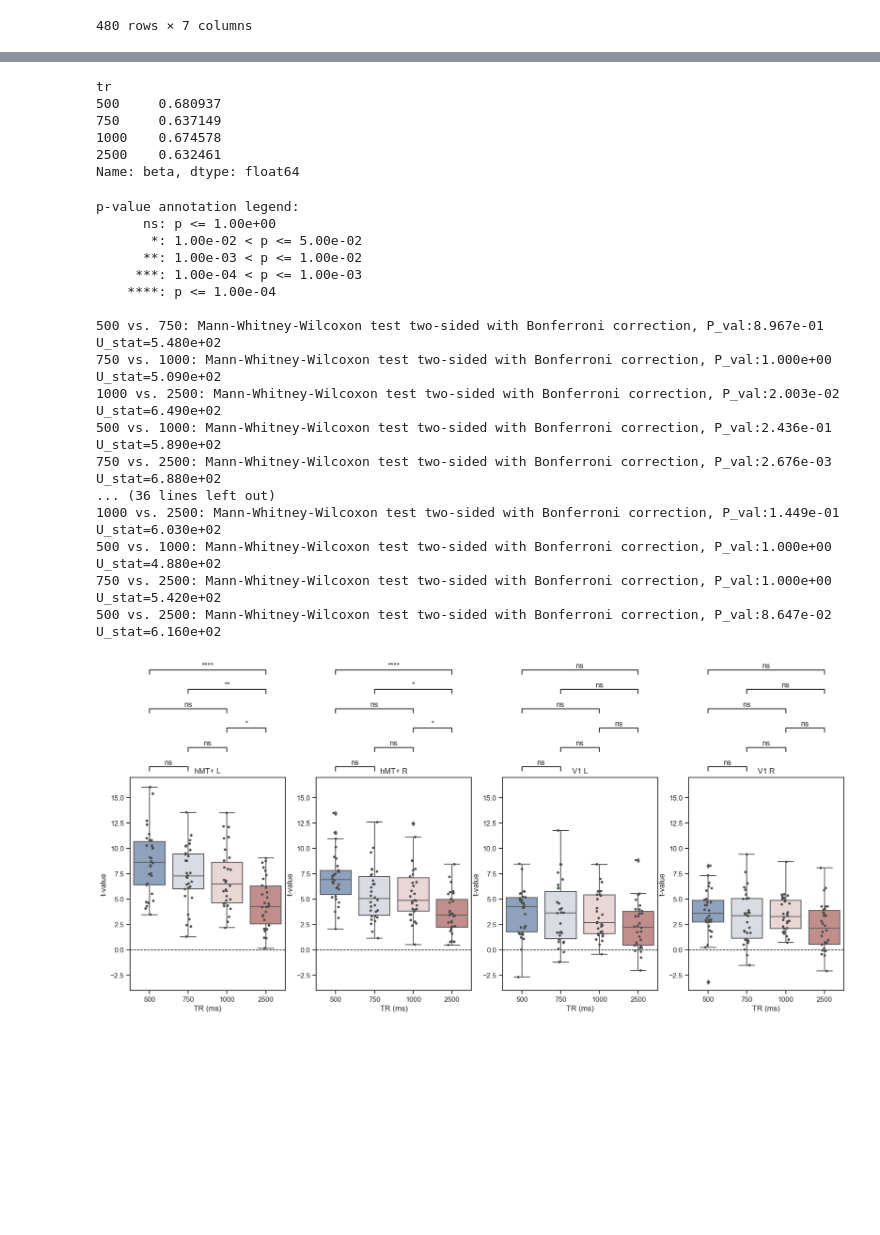
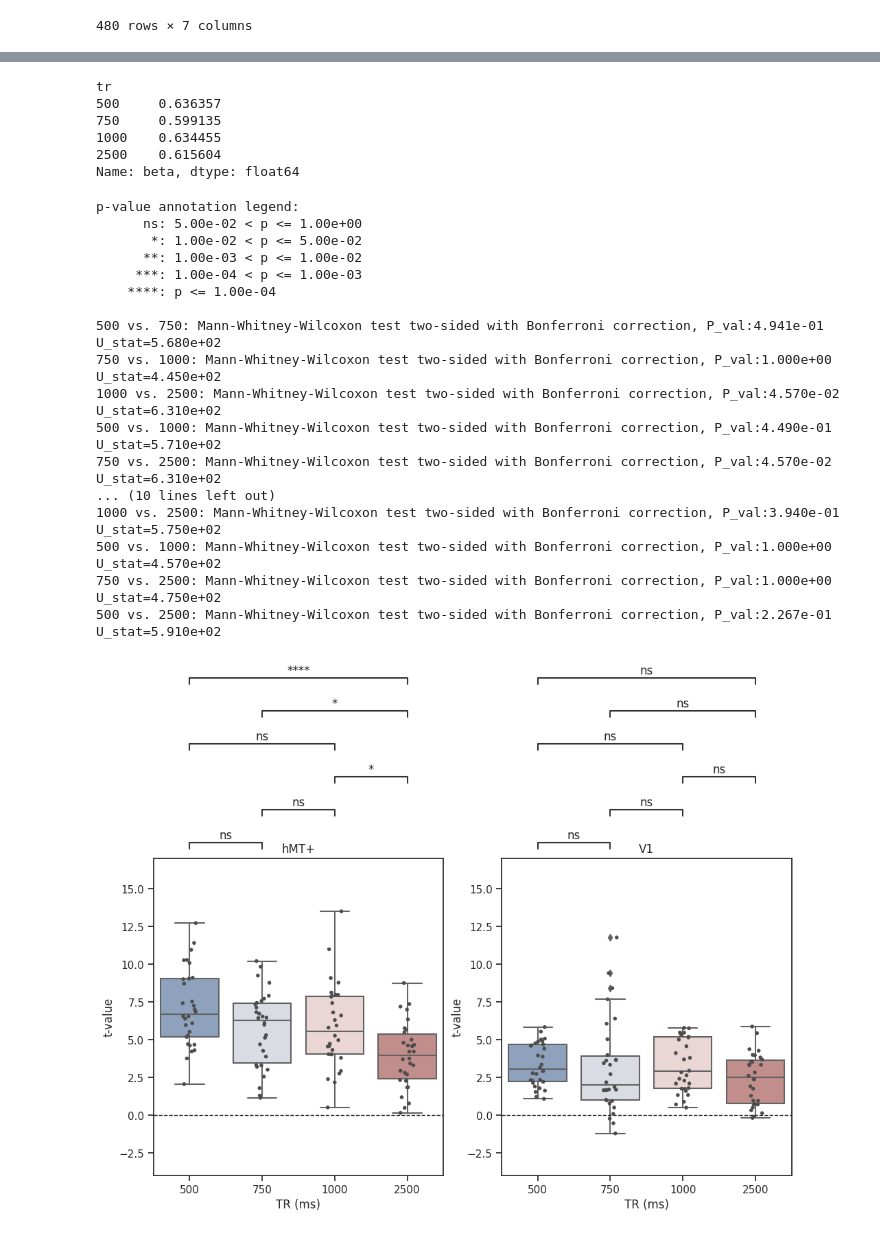
Before and after one commit to CIBIT-UC/vpmbtr, a Jupyter notebook: scripts/step-04_nilearn-roianalysis-AAUA.ipynb, the cells around one changed output, grey strips where cells are left out. Cells and saved outputs as stored; diff of their text form; code cells hidden in the pictures; blank space fills up the shorter version.

Commit message:
updates to loc glm figures and beta/t-values of unambigous runs

```diff
--- a/scripts/step-04_nilearn-roianalysis-AAUA.ipynb
+++ b/scripts/step-04_nilearn-roianalysis-AAUA.ipynb
@@ -163,3 +166,18 @@ DF
 | 478 | sub-23 | 2500 | UA | V1 L | 0.268479 | 2.387647 | 2.342547 |
 | 479 | sub-23 | 2500 | UA | V1 R | 0.301637 | 3.529865 | 3.418124 |
 480 rows × 7 columns
+# %%
+# Exclude all entries with task=AA
+DF = DF[DF['task']=='UA']
+# %%
+roi_labels = ['hMT+', 'V1']
+
+# "Average" 'roi'==hMT+ L and hMT+ R
+DF.loc[DF['roi']=='hMT+ L', 'roi'] = 'hMT+'
+DF.loc[DF['roi']=='hMT+ R', 'roi'] = 'hMT+'
+
+# "Average" 'roi'==V1 L and V1 R
+DF.loc[DF['roi']=='V1 L', 'roi'] = 'V1'
+DF.loc[DF['roi']=='V1 R', 'roi'] = 'V1'
+
+DF
@@ -167,54 +199,54 @@ DF
 DF.groupby('tr')['beta'].mean()
 # %% [output]
 tr
-500     0.680937
-750     0.637149
-1000    0.674578
-2500    0.632461
+500     0.636357
+750     0.599135
+1000    0.634455
+2500    0.615604
 Name: beta, dtype: float64
 # %%
 # perform a boxplot of the t values for each ROI, splitting per TR
 
-fig,ax = plt.subplots(1,4,figsize=(20, 6))
+fig,ax = plt.subplots(1,2,figsize=(12, 6))
 
-for ii in range(4):
+for ii in range(2):
 
     # add points
     sns.stripplot(x="tr", y="tval", data=DF.loc[DF['roi'] == roi_labels[ii], :],size=4, color=".3", linewidth=0, ax=ax[ii])
 
     # boxplot
     aux = sns.boxplot(x = 'tr', y = 'tval', data=DF.loc[DF['roi'] == roi_labels[ii], :], palette="vlag", ax=ax[ii])
     aux.set_title(roi_labels[ii])
     aux.set_ylim(-4, 17)
     aux.set_ylabel('t-value')
     aux.set_xlabel('TR (ms)')
 
     # line in y=0
     ax[ii].axhline(y=0, color='k', linestyle='--', linewidth=1)
 
     # statistical comparisons between TRs
     annotator = Annotator(ax[ii], TR_pairs, data=DF.loc[DF['roi'] == roi_labels[ii], :], x='tr', y='tval', order=TRs)
-    annotator.configure(test='Mann-Whitney', text_format='star', loc='outside', verbose=1, comparisons_correction='bonferroni')
+    annotator.configure(test='Mann-Whitney', text_format='star', loc='outside', verbose=1, comparisons_correction='bonferroni')#, hide_non_significant=True,)
     annotator.apply_and_annotate()
 # %% [output]
 p-value annotation legend:
-      ns: p <= 1.00e+00
+      ns: 5.00e-02 < p <= 1.00e+00
        *: 1.00e-02 < p <= 5.00e-02
       **: 1.00e-03 < p <= 1.00e-02
      ***: 1.00e-04 < p <= 1.00e-03
     ****: p <= 1.00e-04
 
-500 vs. 750: Mann-Whitney-Wilcoxon test two-sided with Bonferroni correction, P_val:8.967e-01 U_stat=5.480e+02
-750 vs. 1000: Mann-Whitney-Wilcoxon test two-sided with Bonferroni correction, P_val:1.000e+00 U_stat=5.090e+02
-1000 vs. 2500: Mann-Whitney-Wilcoxon test two-sided with Bonferroni correction, P_val:2.003e-02 U_stat=6.490e+02
-500 vs. 1000: Mann-Whitney-Wilcoxon test two-sided with Bonferroni correction, P_val:2.436e-01 U_stat=5.890e+02
-750 vs. 2500: Mann-Whitney-Wilcoxon test two-sided with Bonferroni correction, P_val:2.676e-03 U_stat=6.880e+02
-... (36 lines left out)
-1000 vs. 2500: Mann-Whitney-Wilcoxon test two-sided with Bonferroni correction, P_val:1.449e-01 U_stat=6.030e+02
-500 vs. 1000: Mann-Whitney-Wilcoxon test two-sided with Bonferroni correction, P_val:1.000e+00 U_stat=4.880e+02
-750 vs. 2500: Mann-Whitney-Wilcoxon test two-sided with Bonferroni correction, P_val:1.000e+00 U_stat=5.420e+02
-500 vs. 2500: Mann-Whitney-Wilcoxon test two-sided with Bonferroni correction, P_val:8.647e-02 U_stat=6.160e+02
+500 vs. 750: Mann-Whitney-Wilcoxon test two-sided with Bonferroni correction, P_val:4.941e-01 U_stat=5.680e+02
+750 vs. 1000: Mann-Whitney-Wilcoxon test two-sided with Bonferroni correction, P_val:1.000e+00 U_stat=4.450e+02
+1000 vs. 2500: Mann-Whitney-Wilcoxon test two-sided with Bonferroni correction, P_val:4.570e-02 U_stat=6.310e+02
+500 vs. 1000: Mann-Whitney-Wilcoxon test two-sided with Bonferroni correction, P_val:4.490e-01 U_stat=5.710e+02
+750 vs. 2500: Mann-Whitney-Wilcoxon test two-sided with Bonferroni correction, P_val:4.570e-02 U_stat=6.310e+02
+... (10 lines left out)
+1000 vs. 2500: Mann-Whitney-Wilcoxon test two-sided with Bonferroni correction, P_val:3.940e-01 U_stat=5.750e+02
+500 vs. 1000: Mann-Whitney-Wilcoxon test two-sided with Bonferroni correction, P_val:1.000e+00 U_stat=4.570e+02
+750 vs. 2500: Mann-Whitney-Wilcoxon test two-sided with Bonferroni correction, P_val:1.000e+00 U_stat=4.750e+02
+500 vs. 2500: Mann-Whitney-Wilcoxon test two-sided with Bonferroni correction, P_val:2.267e-01 U_stat=5.910e+02
-[figure, old version]
+[figure, new version]
 # %%
 # perform a boxplot of the beta values for each ROI, splitting per TR
 
```
Also changed, not shown: parts of 4 cells of this notebook, 1 other file.
